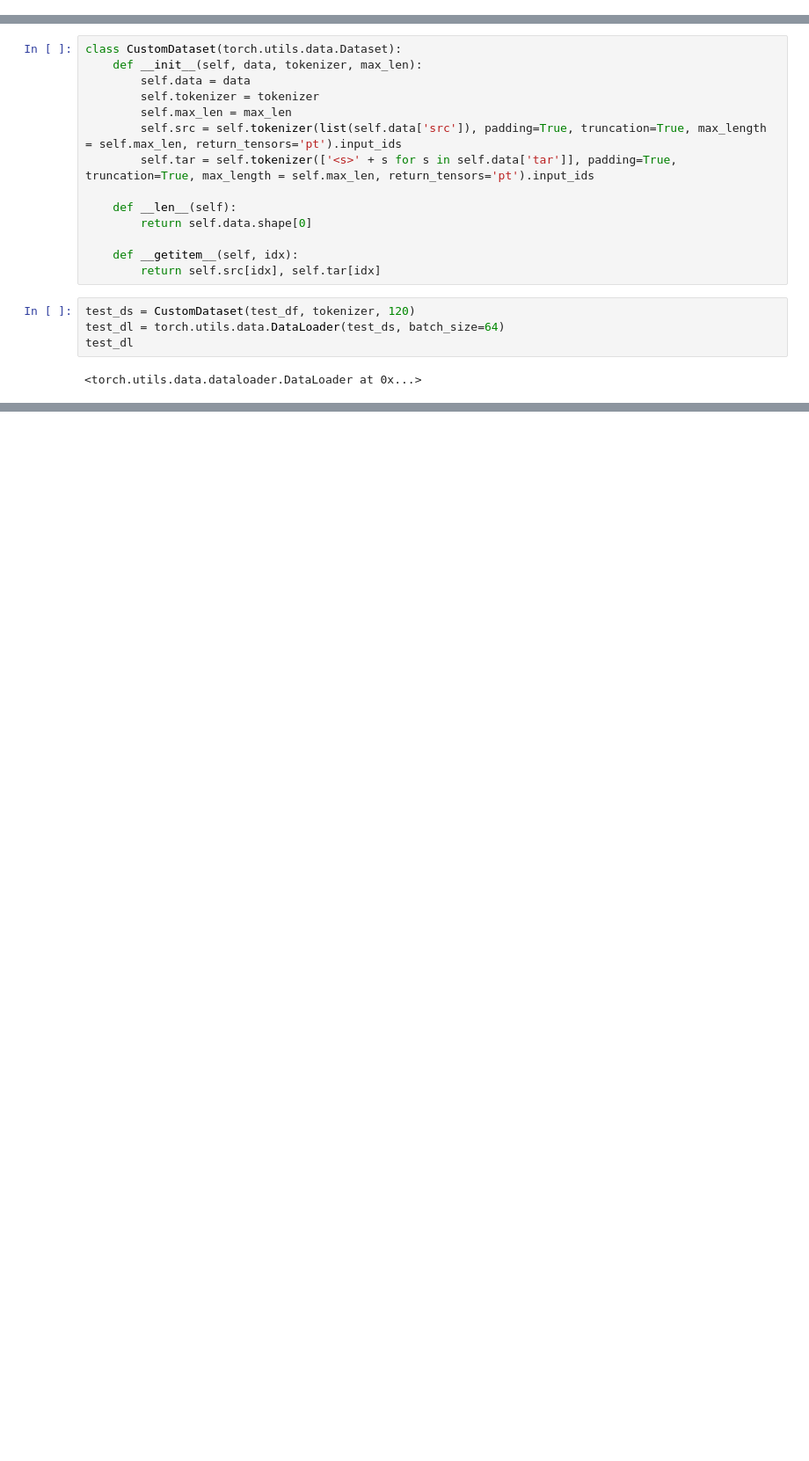
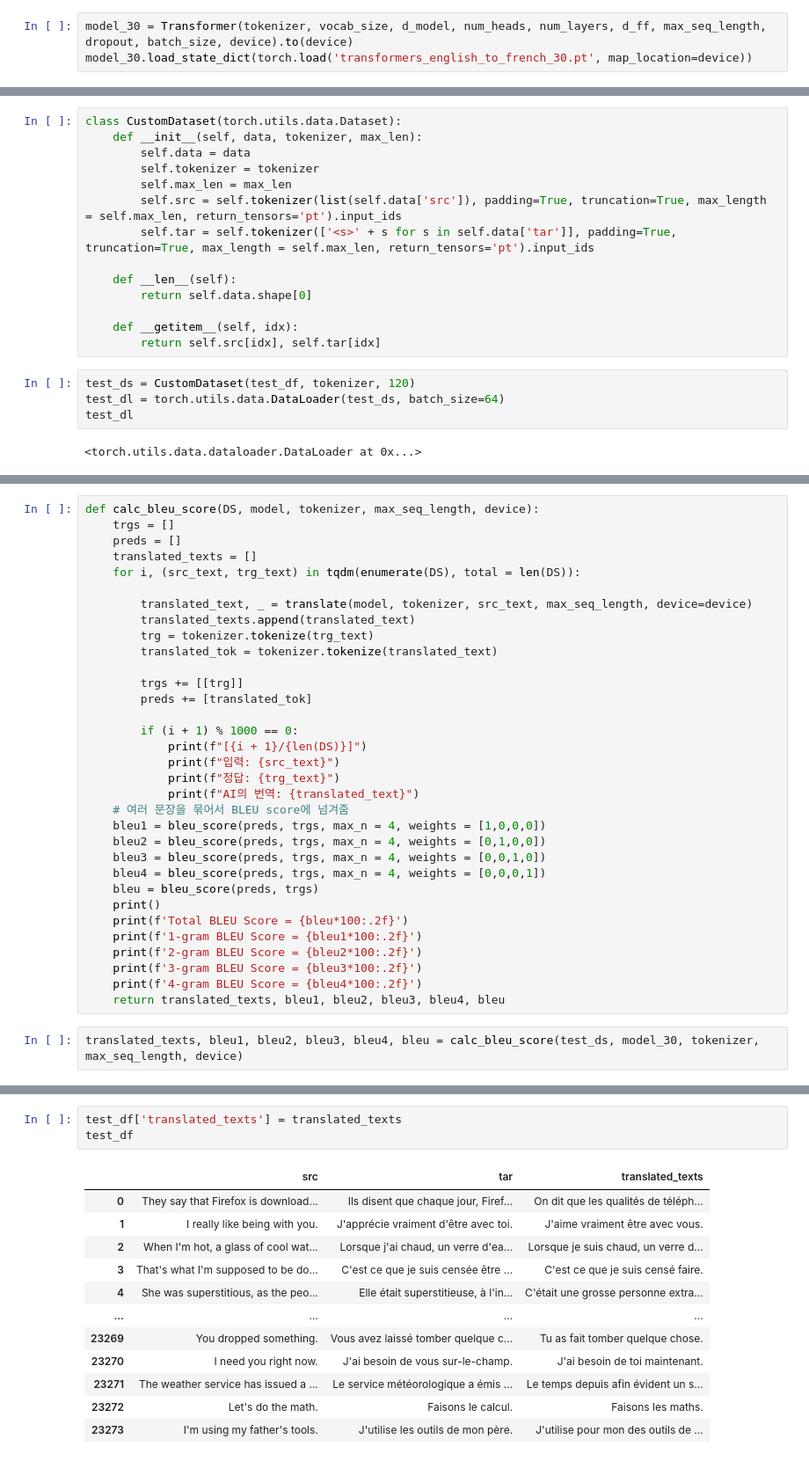
Before and after one commit to leeht0113/transformer, a Jupyter notebook: translate.ipynb, the cells around one changed output, grey strips where cells are left out. Shown: that part at 88% size. Drawn from its saved outputs; the diff is of its cells as text; blank space fills up the shorter version.

Commit message:
train 코드 및 translate 코드 내 bleu 코드 추가

```diff
--- a/translate.ipynb
+++ b/translate.ipynb
@@ -46,0 +68,3 @@ Transformer(
+# %%
+model_30 = Transformer(tokenizer, vocab_size, d_model, num_heads, num_layers, d_ff, max_seq_length, dropout, batch_size, device).to(device)
+model_30.load_state_dict(torch.load('transformers_english_to_french_30.pt', map_location=device))
@@ -238,0 +256,35 @@ torch.Size([1, 8, 23, 3])
+# %%
+def calc_bleu_score(DS, model, tokenizer, max_seq_length, device):
+    trgs = []
+    preds = []
+    translated_texts = []
+    for i, (src_text, trg_text) in tqdm(enumerate(DS), total = len(DS)):
+
+        translated_text, _ = translate(model, tokenizer, src_text, max_seq_length, device=device)
+        translated_texts.append(translated_text)
+        trg = tokenizer.tokenize(trg_text)
+        translated_tok = tokenizer.tokenize(translated_text)
+
+        trgs += [[trg]]
+        preds += [translated_tok]
+
+        if (i + 1) % 1000 == 0:
+            print(f"[{i + 1}/{len(DS)}]")
+            print(f"입력: {src_text}")
+            print(f"정답: {trg_text}")
+            print(f"AI의 번역: {translated_text}")
+    # 여러 문장을 묶어서 BLEU score에 넘겨줌
+    bleu1 = bleu_score(preds, trgs, max_n = 4, weights = [1,0,0,0])
+    bleu2 = bleu_score(preds, trgs, max_n = 4, weights = [0,1,0,0])
+    bleu3 = bleu_score(preds, trgs, max_n = 4, weights = [0,0,1,0])
+    bleu4 = bleu_score(preds, trgs, max_n = 4, weights = [0,0,0,1])
+    bleu = bleu_score(preds, trgs)
+    print()
+    print(f'Total BLEU Score = {bleu*100:.2f}')
+    print(f'1-gram BLEU Score = {bleu1*100:.2f}')
+    print(f'2-gram BLEU Score = {bleu2*100:.2f}')
+    print(f'3-gram BLEU Score = {bleu3*100:.2f}')
+    print(f'4-gram BLEU Score = {bleu4*100:.2f}')
+    return translated_texts, bleu1, bleu2, bleu3, bleu4, bleu
+# %%
+translated_texts, bleu1, bleu2, bleu3, bleu4, bleu = calc_bleu_score(test_ds, model_30, tokenizer, max_seq_length, device)
@@ -238,0 +329,16 @@ torch.Size([1, 8, 23, 3])
+# %%
+test_df['translated_texts'] = translated_texts
+test_df
+# %% [output]
+|  | src | tar | translated_texts |
+| 0 | They say that Firefox is download... | Ils disent que chaque jour, Firef... | On dit que les qualités de téléph... |
+| 1 | I really like being with you. | J'apprécie vraiment d'être avec toi. | J'aime vraiment être avec vous. |
+| 2 | When I'm hot, a glass of cool wat... | Lorsque j'ai chaud, un verre d'ea... | Lorsque je suis chaud, un verre d... |
+| 3 | That's what I'm supposed to be do... | C'est ce que je suis censée être ... | C'est ce que je suis censé faire. |
+| 4 | She was superstitious, as the peo... | Elle était superstitieuse, à l'in... | C'était une grosse personne extra... |
+| ... | ... | ... | ... |
+| 23269 | You dropped something. | Vous avez laissé tomber quelque c... | Tu as fait tomber quelque chose. |
+| 23270 | I need you right now. | J'ai besoin de vous sur-le-champ. | J'ai besoin de toi maintenant. |
+| 23271 | The weather service has issued a ... | Le service météorologique a émis ... | Le temps depuis afin évident un s... |
+| 23272 | Let's do the math. | Faisons le calcul. | Faisons les maths. |
+| 23273 | I'm using my father's tools. | J'utilise les outils de mon père. | J'utilise pour mon des outils de ... |
```
Also changed, not shown: parts of 53 cells of this notebook, 1 other file.
